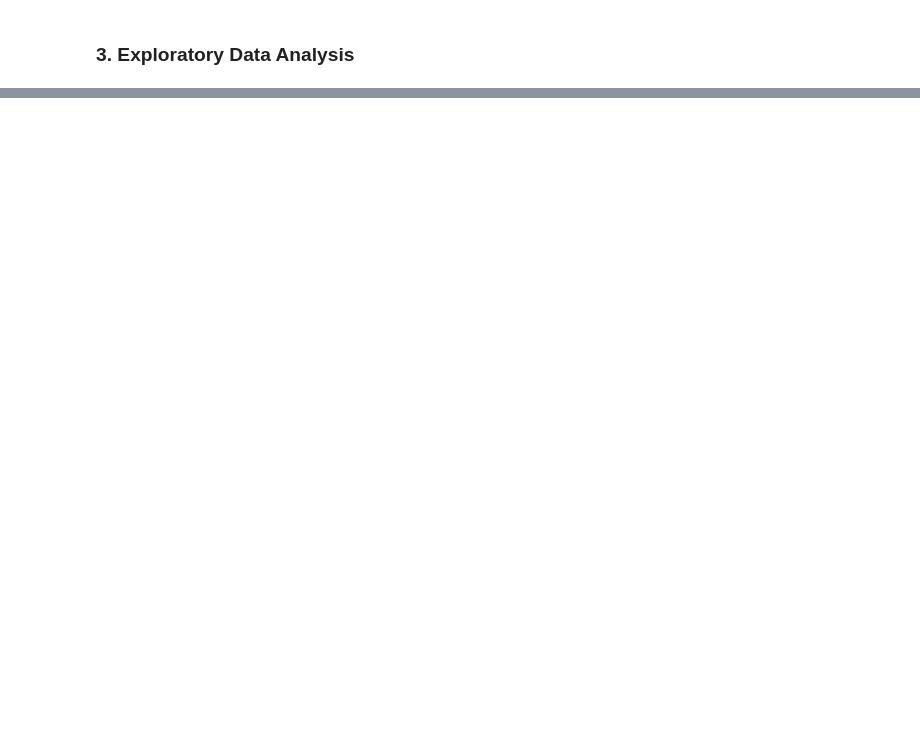
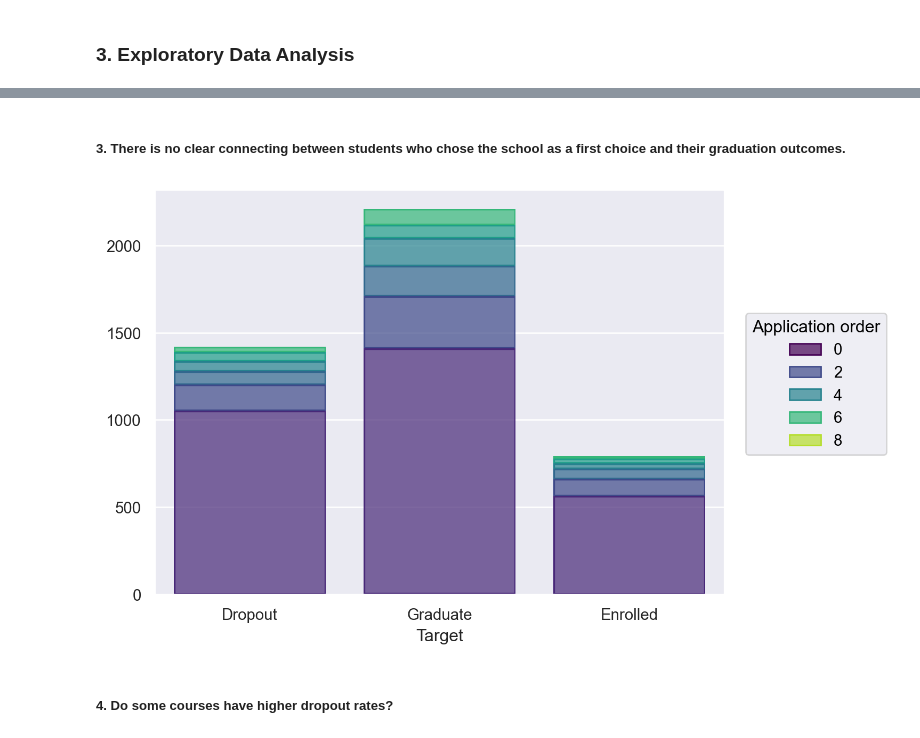
Before and after one commit to WamzMwangi/Predicting_Student_Dropout_with_Explainable_Machine_Learning, a Jupyter notebook: main.ipynb, the cells around one changed output, grey strips where cells are left out. Drawn from its saved outputs; the diff is of its cells as text; code cells hidden in the pictures; blank space fills up the shorter version.

```diff
--- a/main.ipynb
+++ b/main.ipynb
@@ -86,0 +122,18 @@ y.head()
+# %% [markdown]
+##### 3. There is no clear connecting between students who chose the school as a first choice and their graduation outcomes.
+# %%
+import seaborn.objects as so
+
+(
+    so.Plot(
+        data=data,
+        x="Target",
+        color="Application order"
+    )
+    .add(so.Bar(), so.Count(), so.Stack())
+    .scale(color="viridis")
+)
+# %% [output]
+[figure, added]
+# %% [markdown]
+##### 4. Do some courses have higher dropout rates?
```
Also changed, not shown: parts of 27 cells of this notebook.
